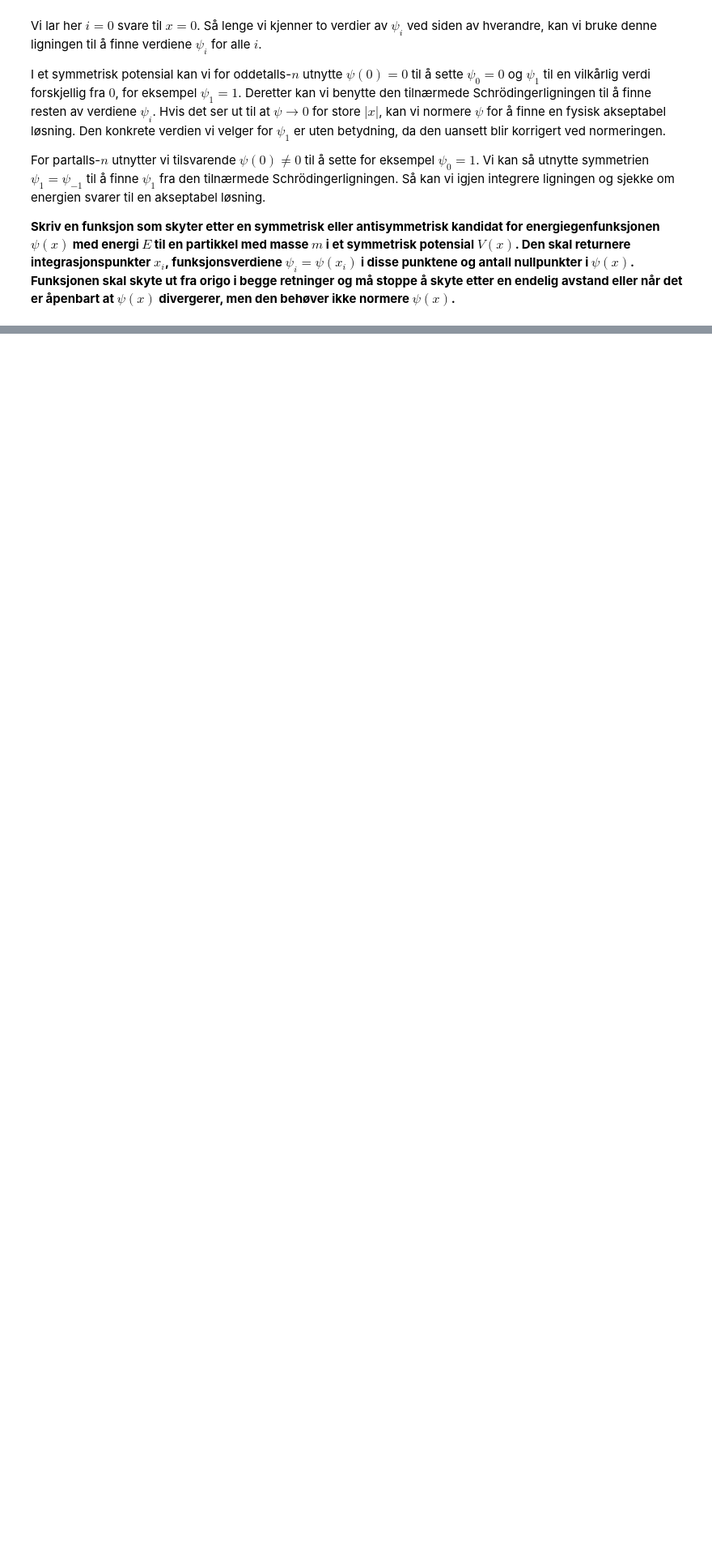
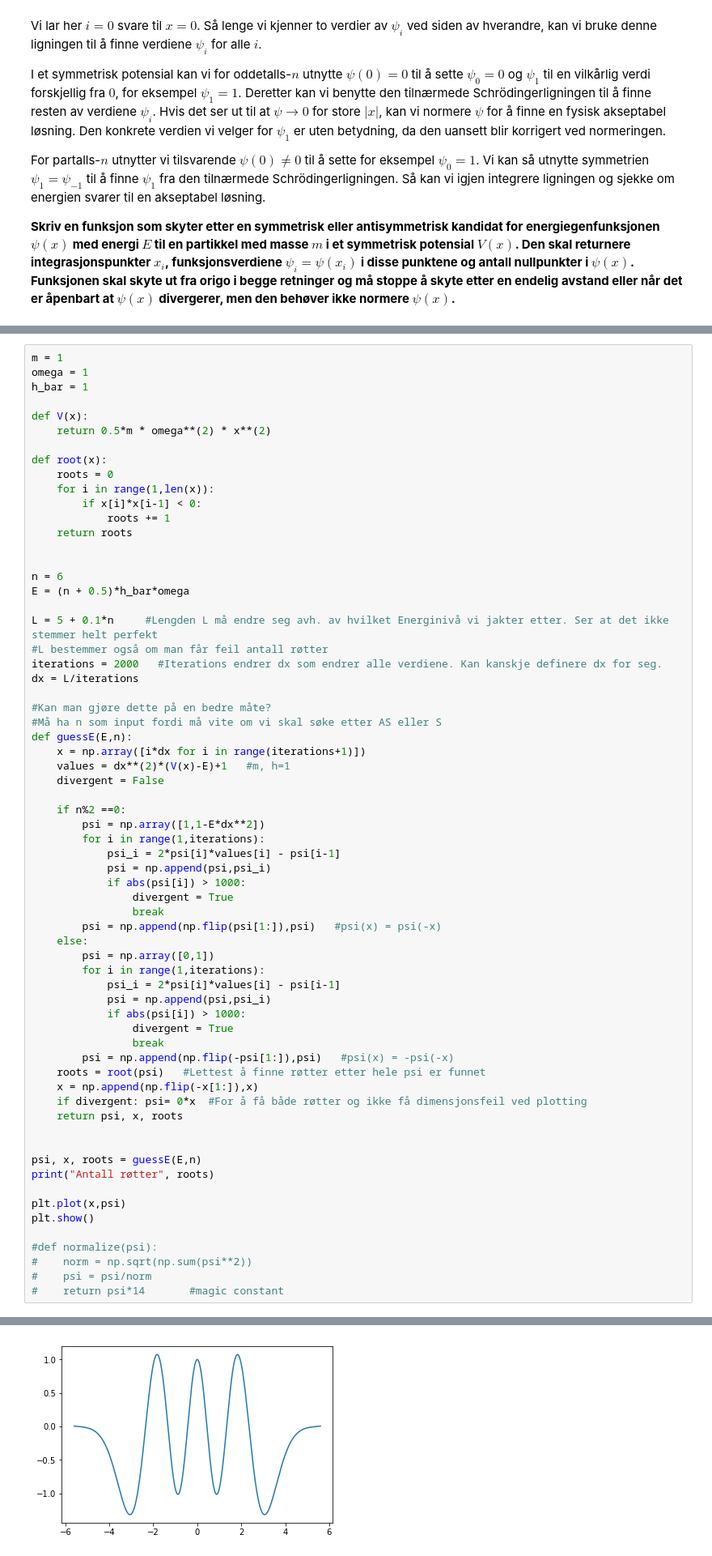
Before and after one commit to josteinklogetvedt/jostein, a Jupyter notebook: Kvantefysikk_TFY4215/NumeriskØving2.ipynb, the cells around one changed output, grey strips where cells are left out. Shown: that part at 81% size. Saved outputs shown, nothing was run; the diff lists cells and outputs as text; blank space fills up the shorter version.

```diff
--- a/Kvantefysikk_TFY4215/NumeriskØving2.ipynb
+++ b/Kvantefysikk_TFY4215/NumeriskØving2.ipynb
@@ -185,0 +140,66 @@ NameError: name 'np' is not defined
+# %%
+m = 1
+omega = 1
+h_bar = 1
+
+def V(x):
+    return 0.5*m * omega**(2) * x**(2)
+
+def root(x):
+    roots = 0
+    for i in range(1,len(x)):
+        if x[i]*x[i-1] < 0:
+            roots += 1
+    return roots
+
+
+n = 6
+E = (n + 0.5)*h_bar*omega
+
+L = 5 + 0.1*n     #Lengden L må endre seg avh. av hvilket Energinivå vi jakter etter. Ser at det ikke stemmer helt perfekt
+#L bestemmer også om man får feil antall røtter
+iterations = 2000   #Iterations endrer dx som endrer alle verdiene. Kan kanskje definere dx for seg.
+dx = L/iterations
+
+#Kan man gjøre dette på en bedre måte?
+#Må ha n som input fordi må vite om vi skal søke etter AS eller S
+def guessE(E,n):
+    x = np.array([i*dx for i in range(iterations+1)])
+    values = dx**(2)*(V(x)-E)+1   #m, h=1
+    divergent = False
+
+    if n%2 ==0:
+        psi = np.array([1,1-E*dx**2])
+        for i in range(1,iterations):
+            psi_i = 2*psi[i]*values[i] - psi[i-1]
+            psi = np.append(psi,psi_i)
+            if abs(psi[i]) > 1000:
+                divergent = True
+                break
+        psi = np.append(np.flip(psi[1:]),psi)   #psi(x) = psi(-x)
+    else:
+        psi = np.array([0,1])
+        for i in range(1,iterations):
+            psi_i = 2*psi[i]*values[i] - psi[i-1]
+            psi = np.append(psi,psi_i)
+            if abs(psi[i]) > 1000:
+                divergent = True
+                break
+        psi = np.append(np.flip(-psi[1:]),psi)   #psi(x) = -psi(-x)
+    roots = root(psi)   #Lettest å finne røtter etter hele psi er funnet
+    x = np.append(np.flip(-x[1:]),x)
+    if divergent: psi= 0*x  #For å få både røtter og ikke få dimensjonsfeil ved plotting
+    return psi, x, roots
+
+
+psi, x, roots = guessE(E,n)
+print("Antall røtter", roots)
+
+plt.plot(x,psi)
+plt.show()
+
+#def normalize(psi):
+#    norm = np.sqrt(np.sum(psi**2))
+#    psi = psi/norm
+#    return psi*14       #magic constant
+# %% [output]
@@ -186,2 +207,3 @@ NameError: name 'np' is not defined
+[figure, added]
 # %% [markdown]
 **Test funksjonen på et elektron i grunntilstanden i en harmonisk oscillator ved å skyte med energier rett over og under $E = 0.50 \hbar \omega$, for eksempel $E = 0.49 \hbar \omega$ og $E = 0.51 \hbar \omega$. Hva skjer?**
```
Also changed, not shown: parts of 5 cells of this notebook.
